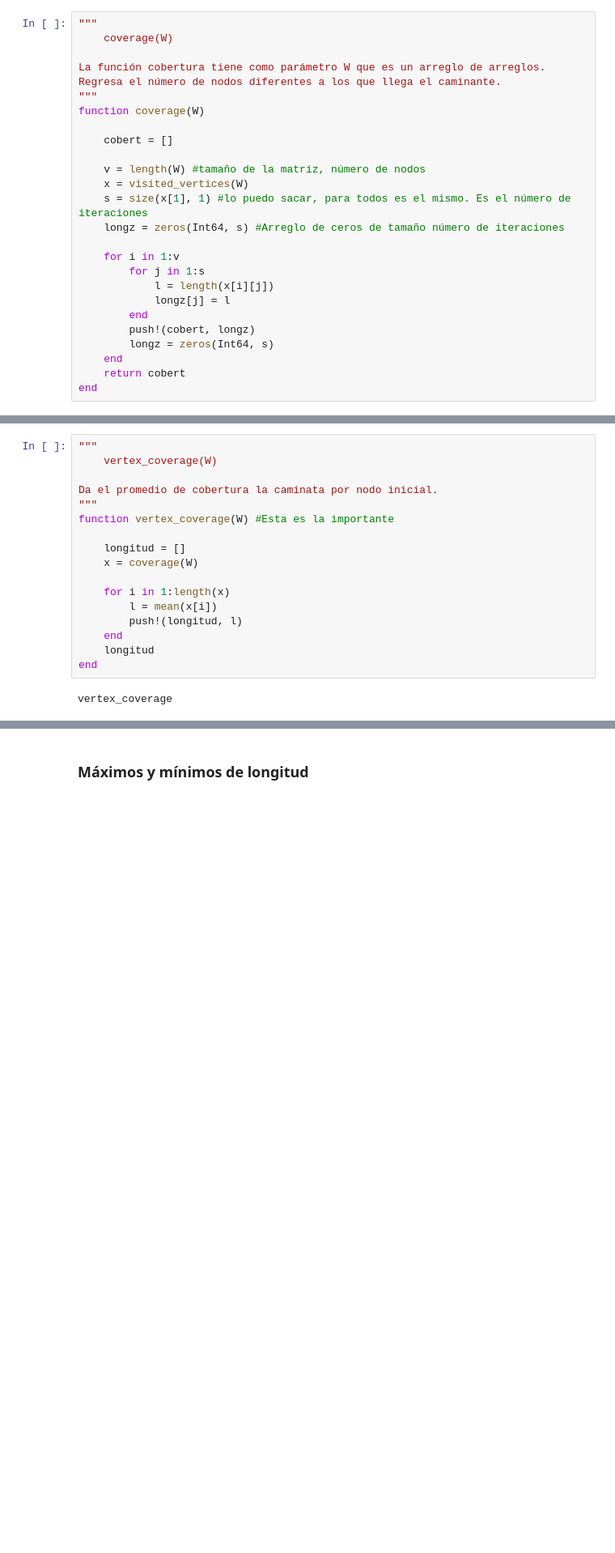
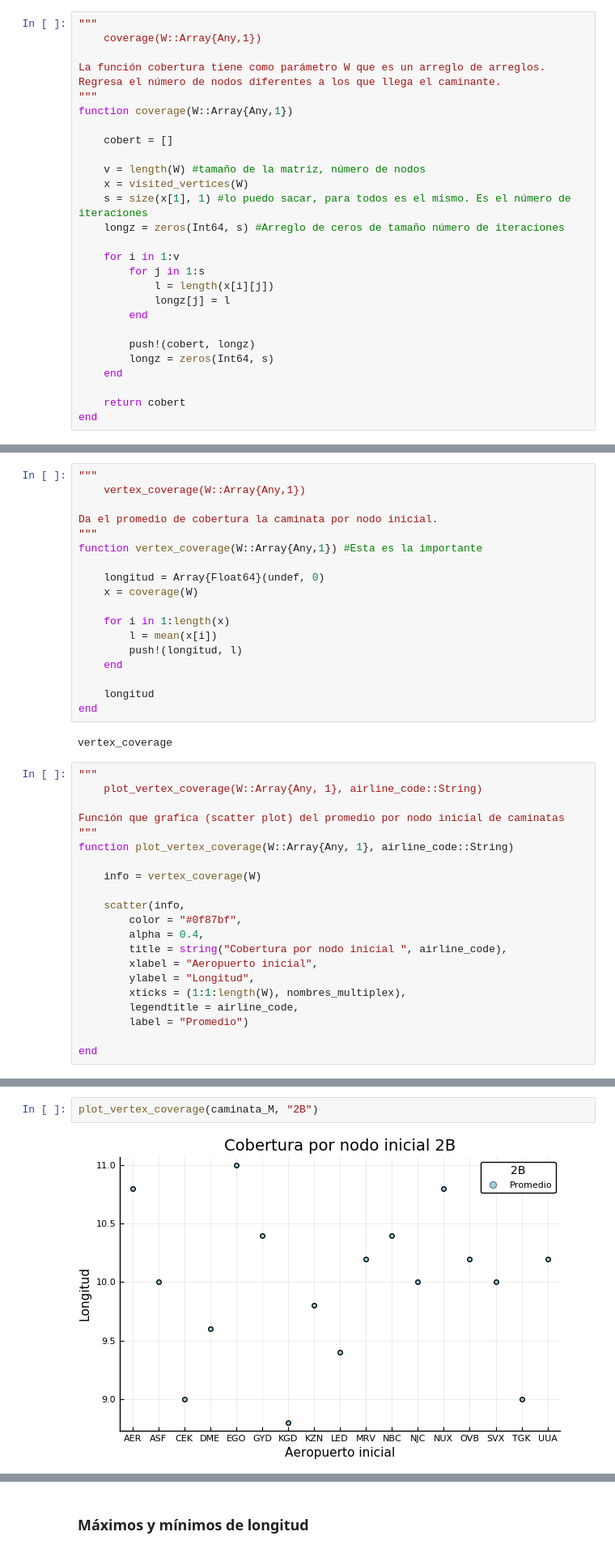
Before and after one commit to Yuriyama/Proyecto_aerolineas, a Jupyter notebook: Code/2B.ipynb, the cells around one changed output, grey strips where cells are left out. Shown at 81% size. Drawn from its saved outputs; the diff is of its cells as text; blank space fills up the shorter version.

Commit message:
Corrección de plots

```diff
--- a/Code/2B.ipynb
+++ b/Code/2B.ipynb
@@ -1052,12 +998,12 @@ plot_freq_av_visits(caminata_M)
 ### Cobertura
 # %%
 """
-    coverage(W)
+    coverage(W::Array{Any,1})
 
 La función cobertura tiene como parámetro W que es un arreglo de arreglos.
 Regresa el número de nodos diferentes a los que llega el caminante.
 """
-function coverage(W)
+function coverage(W::Array{Any,1})
 
     cobert = []
 
@@ -1071,29 +1017,53 @@ function coverage(W)
             l = length(x[i][j])
             longz[j] = l
         end
+
         push!(cobert, longz)
         longz = zeros(Int64, s)
     end
+
     return cobert
 end
 # %% [output]
 coverage
 # %%
 """
-    vertex_coverage(W)
+    vertex_coverage(W::Array{Any,1})
 
 Da el promedio de cobertura la caminata por nodo inicial.
 """
-function vertex_coverage(W) #Esta es la importante
+function vertex_coverage(W::Array{Any,1}) #Esta es la importante
 
-    longitud = []
+    longitud = Array{Float64}(undef, 0)
     x = coverage(W)
 
     for i in 1:length(x)
         l = mean(x[i])
         push!(longitud, l)
     end
+
     longitud
 end
 # %% [output]
 vertex_coverage
+# %%
+"""
+    plot_vertex_coverage(W::Array{Any, 1}, airline_code::String)
+
+Función que grafica (scatter plot) del promedio por nodo inicial de caminatas
+"""
+function plot_vertex_coverage(W::Array{Any, 1}, airline_code::String)
+
+    info = vertex_coverage(W)
+
+    scatter(info,
+        color = "#0f87bf",
+        alpha = 0.4,
+        title = string("Cobertura por nodo inicial ", airline_code),
+        xlabel = "Aeropuerto inicial",
+        ylabel = "Longitud",
+        xticks = (1:1:length(W), nombres_multiplex),
+        legendtitle = airline_code,
+        label = "Promedio")
+
+end
@@ -1100,2 +1072,6 @@ vertex_coverage
+# %%
+plot_vertex_coverage(caminata_M, "2B")
+# %% [output]
+[figure, added]
 # %%
 """
```
Also changed, not shown: parts of 72 cells of this notebook.
